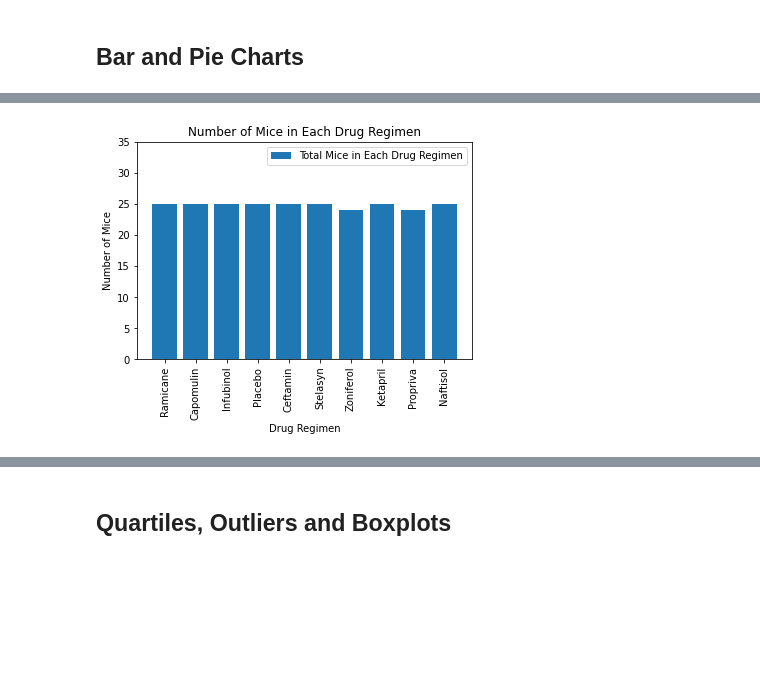
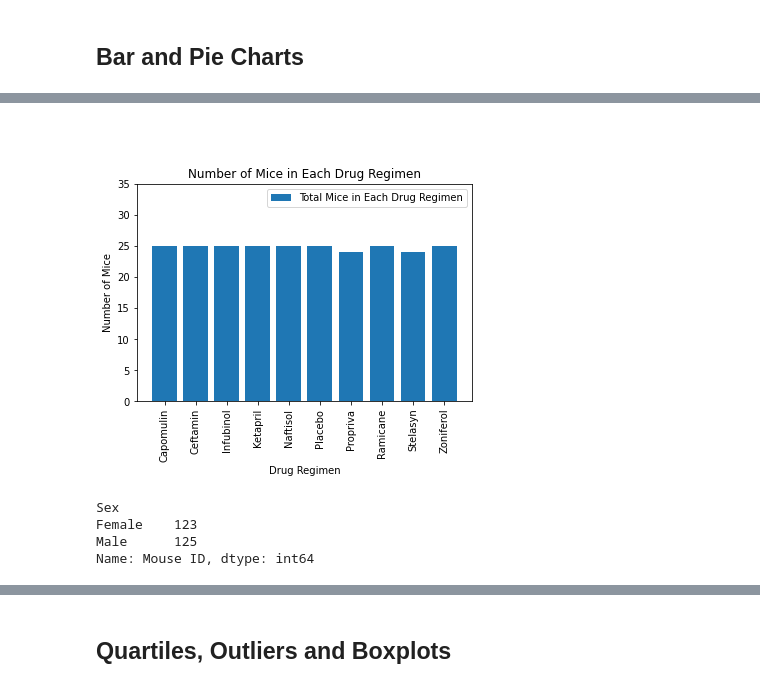
Before and after one commit to iCode13/matplotlib-challenge, a Jupyter notebook: pymaceuticals.ipynb, the cells around one changed output, grey strips where cells are left out. Saved outputs shown, nothing was run; the diff lists cells and outputs as text; code cells hidden in the pictures; blank space fills up the shorter version.

```diff
--- a/pymaceuticals.ipynb
+++ b/pymaceuticals.ipynb
@@ -165,11 +165,8 @@ cleandata_df.groupby(["Drug Regimen"]).agg({"Tumor Volume (mm3)": ['mean','media
 # %%
 # Generate a bar plot showing the total number of mice for each treatment throughout the course of the study using pandas.
 
-# Calculating total number of mice grouped by Drug Regimen
+# Preparing data
 mice_num = cleandata_df.groupby("Drug Regimen")["Mouse ID"].nunique()
-regimen = cleandata_df["Drug Regimen"].unique()
-
-mice_num_df = pd.Series(mice_num)
-
-mice_num_df.plot.bar(x="Drug Regimen", y="Number of Mice", rot=90, title="Total Mice in Each Drug Regimen")
+regimen = sorted(cleandata_df["Drug Regimen"].unique())
+mice_num
 # %% [output]
@@ -178,21 +199,28 @@ mice_num_df.plot.bar(x="Drug Regimen", y="Number of Mice", rot=90, title="Total
+# %% [markdown]
+#
 # %%
 # Generate a bar plot showing the total number of mice for each treatment throughout the course of the study using pyplot.
 
-# Calculating total number of mice grouped by Drug Regimen
-mice_num = cleandata_df.groupby("Drug Regimen")["Mouse ID"].nunique()
-regimen = cleandata_df["Drug Regimen"].unique()
-
-# Creating and displaying bar plot
+# Creating bar plot using pyplot showing the total number of mice for each drug regimen
 plt.title("Number of Mice in Each Drug Regimen")
 plt.xlabel("Drug Regimen")
 plt.xticks(rotation=90)
 plt.ylabel("Number of Mice")
 plt.ylim([0, 35])
 
 plt.bar(regimen, mice_num, label = "Total Mice in Each Drug Regimen")
 plt.legend()
 plt.show()
 # %% [output]
-[figure, old version]
+[figure, new version]
 # %%
 # Generate a pie plot showing the distribution of female versus male mice using pandas
+
+# Preparing data
+gender_dist = cleandata_df.groupby("Sex")["Mouse ID"].nunique()
+gender_dist
+# %% [output]
+Sex
+Female    123
+Male      125
+Name: Mouse ID, dtype: int64
```
Also changed, not shown: parts of 5 cells of this notebook.
